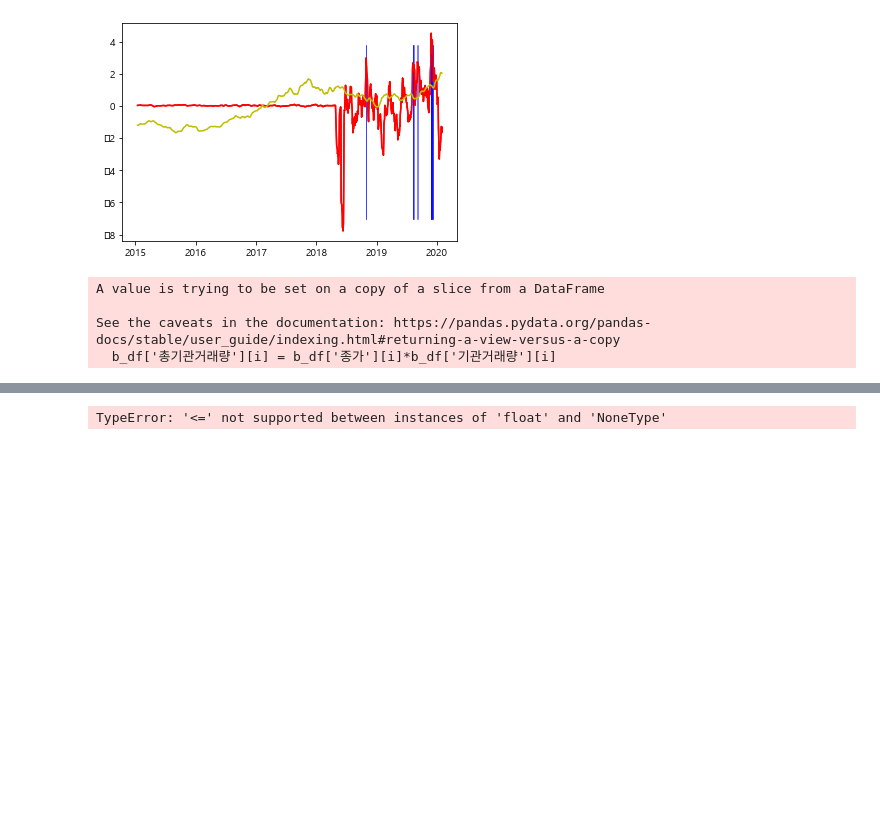
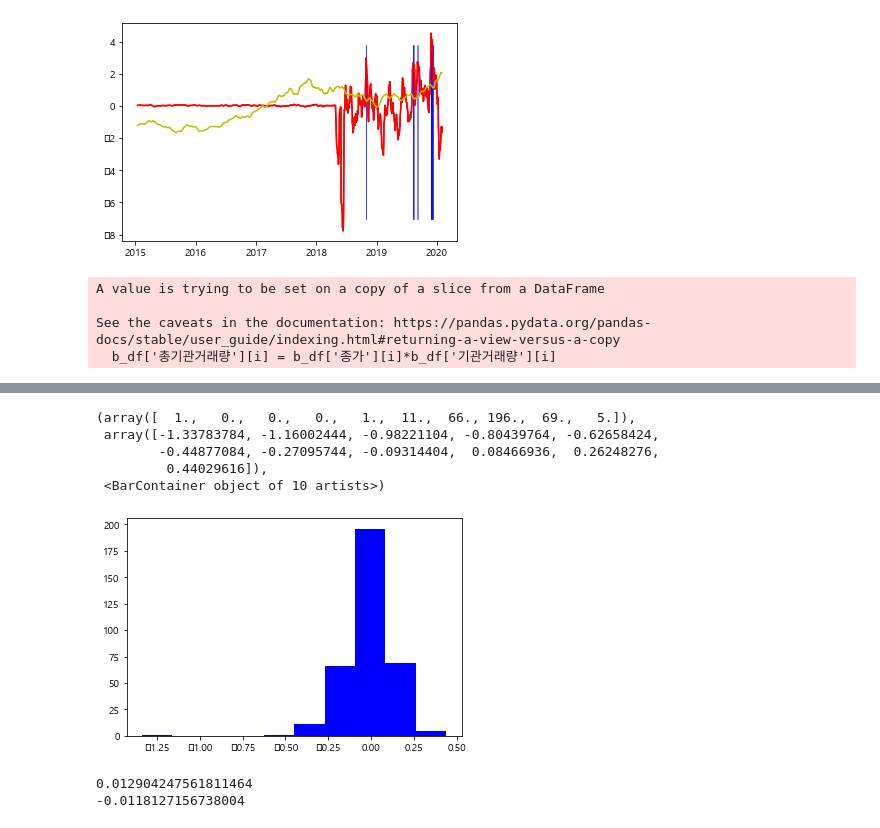
Before and after one commit to JennaEscher/ECO3022-01-Team-Project, a Jupyter notebook: 거래량.ipynb, the cells around one changed output, grey strips where cells are left out. Drawn from its saved outputs; the diff is of its cells as text; code cells hidden in the pictures; blank space fills up the shorter version.

```diff
--- a/거래량.ipynb
+++ b/거래량.ipynb
@@ -174,4 +173,15 @@ plt.hist(result)
 # %%
-plt.hist(resultRandom)
+plt.hist(resultRandom,color = 'b')
 # %% [output]
-TypeError: '<=' not supported between instances of 'float' and 'NoneType'
+(array([  1.,   0.,   0.,   0.,   1.,  11.,  66., 196.,  69.,   5.]),
+ array([-1.33783784, -1.16002444, -0.98221104, -0.80439764, -0.62658424,
+        -0.44877084, -0.27095744, -0.09314404,  0.08466936,  0.26248276,
+         0.44029616]),
+ <BarContainer object of 10 artists>)
+[figure, added]
+# %%
+print(np.mean(result)) #기관의 거래량이 급증하고 30영업일 후 종가가 평균적으로 약 1.29%증가
+print(np.mean(resultRandom))
+# %% [output]
+0.012904247561811464
+-0.0118127156738004
```
Also changed, not shown: parts of 5 cells of this notebook.
